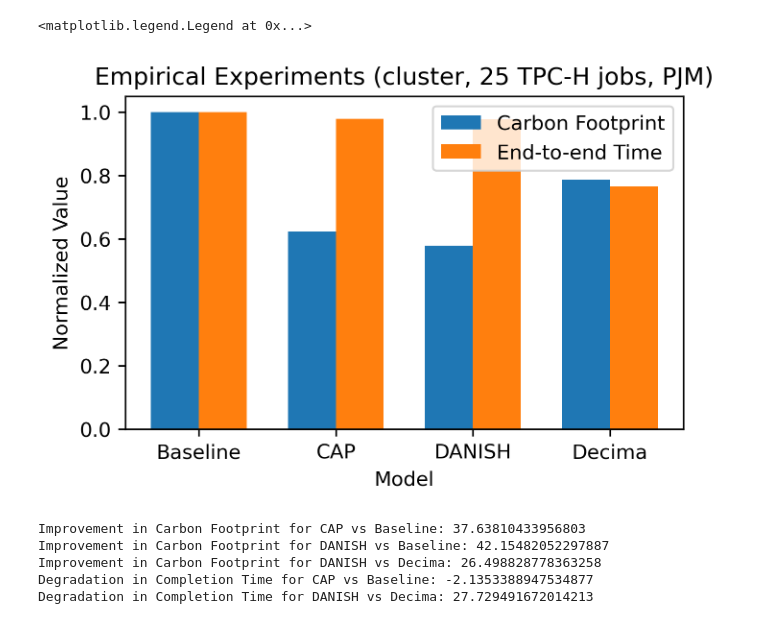
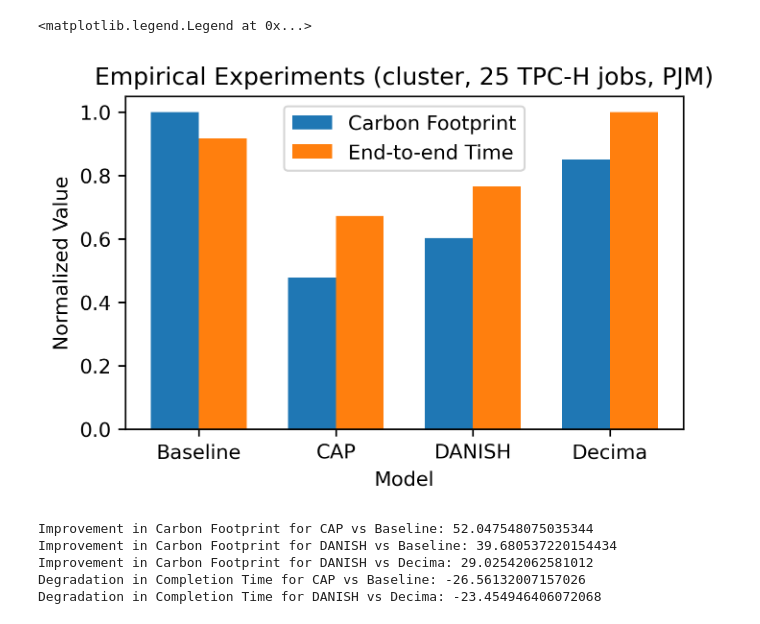
Before and after one commit to adamlechowicz/cap-k8s, a Jupyter notebook: plotting_results copy 2.ipynb, the cells around one changed output. Drawn from its saved outputs; the diff is of its cells as text; code cells hidden in the pictures.

```diff
--- a/plotting_results copy 2.ipynb
+++ b/plotting_results copy 2.ipynb
@@ -6,7 +6,7 @@ import seaborn as sns
 # %%
 # open several csv files: results/{default, cap, danish, decima}/tpch_{job_num}_{trace}/times_{0,1,2,3}.csv
 # parse datetimes for the 'start_time' and 'end_time' columns
-job_num = 50
+job_num = 25
 trace = "PJM"
 
 baseline_0 = pd.read_csv(f'results/default/tpch_{job_num}_{trace}/times_0.csv', parse_dates=['start_time', 'end_time'])
@@ -205,4 +189,16 @@ print('Total Time for baseline:   ', total_time_baseline_2)
 print('Total Time for cap:        ', total_time_cap_2)
 print('Total Time for danish:     ', total_time_danish_2)
 print('Total Time for decima:     ', total_time_decima_2)
+
+# do the same time calculation for the _2 files
+total_time_baseline_3 = baseline_3['end_time'].head(job_num).iloc[-1] - baseline_3['start_time'].head(job_num).iloc[0]
+total_time_cap_3 = cap_3['end_time'].head(job_num).iloc[-1] - cap_3['start_time'].head(job_num).iloc[0]
+total_time_danish_3 = danish_3['end_time'].head(job_num).iloc[-1] - danish_3['start_time'].head(job_num).iloc[0]
+total_time_decima_3 = decima_3['end_time'].head(job_num).iloc[-1] - decima_3['start_time'].head(job_num).iloc[0]
+
+# print the results (just the hours, minutes, etc -- days are irrelevant)
+print('Total Time for baseline:   ', total_time_baseline_3)
+print('Total Time for cap:        ', total_time_cap_3)
+print('Total Time for danish:     ', total_time_danish_3)
+print('Total Time for decima:     ', total_time_decima_3)
 # %% [output]
@@ -213,9 +213,9 @@ Total Time for decima:      0 days 00:45:20.000560
 # %%
 # compute averages
-average_time_baseline = ( total_time_baseline + total_time_baseline_1 + total_time_baseline_2) / 3
-average_time_cap = ( total_time_cap + total_time_cap_1 + total_time_cap_2) / 3
-average_time_danish = ( total_time_danish + total_time_danish_1 + total_time_danish_2 ) / 3
-average_time_decima = ( total_time_decima + total_time_decima_1 + total_time_decima_2 ) / 3
+average_time_baseline = ( total_time_baseline + total_time_baseline_1 + total_time_baseline_2 + total_time_baseline_3 ) / 4
+average_time_cap = ( total_time_cap + total_time_cap_1 + total_time_cap_2 + total_time_cap_3 ) / 4
+average_time_danish = ( total_time_danish + total_time_danish_1 + total_time_danish_2 + total_time_danish_3 ) / 4
+average_time_decima = ( total_time_decima + total_time_decima_1 + total_time_decima_2 + total_time_decima_3 ) / 4
 
 # print the results
 print('Average Total Time for baseline:', average_time_baseline)
@@ -230,33 +230,33 @@ Average Total Time for decima: 0 days 00:13:12.933911666
 # %%
 # plot the carbon footprint and completion time, normalized to the max of each
 # bar plot in matplotlib
 # make sure to label the axes and give a title
 # save the plot as 'carbon_time_plot.png'
 
 import matplotlib.pyplot as plt
 
 carbon_data = [average_carbon_baseline, average_carbon_cap, average_carbon_danish, average_carbon_decima]
 time_data = [average_time_baseline, average_time_cap, average_time_danish, average_time_decima]
 
 carbon_data = [x / max(carbon_data) for x in carbon_data]
 time_data = [x / max(time_data) for x in time_data]
 
 fig, ax = plt.subplots(figsize=(5, 3), dpi=300)
 bar_width = 0.35
 index = np.arange(4)
 
 bar1 = ax.bar(index, carbon_data, bar_width, label='Carbon Footprint')
 bar2 = ax.bar(index + bar_width, time_data, bar_width, label='End-to-end Time')
 legend = ['Baseline', 'CAP', 'DANISH', 'Decima']
 ax.set_xlabel('Model')
 ax.set_ylabel('Normalized Value')
-ax.set_title(f'Empirical Experiments (cluster, 25 TPC-H jobs, {trace})')
+ax.set_title(f'Empirical Experiments (cluster, {job_num} TPC-H jobs, {trace})')
 ax.set_xticks(index + bar_width / 2)
 ax.set_xticklabels(legend)
 ax.legend()
 # %% [output]
 <matplotlib.legend.Legend at 0x...>
-[figure, old version]
+[figure, new version]
 # %%
 # compute percentage improvement in carbon footprint
 # CAP vs Baseline
@@ -281,8 +281,8 @@ degradation_danish = (average_time_danish - average_time_decima) / average_time_
 print('Degradation in Completion Time for CAP vs Baseline:', degradation_cap)
 print('Degradation in Completion Time for DANISH vs Decima:', degradation_danish)
 # %% [output]
-Improvement in Carbon Footprint for CAP vs Baseline: 37.63810433956803
-Improvement in Carbon Footprint for DANISH vs Baseline: 42.15482052297887
-Improvement in Carbon Footprint for DANISH vs Decima: 26.498828778363258
-Degradation in Completion Time for CAP vs Baseline: -2.1353388947534877
-Degradation in Completion Time for DANISH vs Decima: 27.729491672014213
+Improvement in Carbon Footprint for CAP vs Baseline: 52.047548075035344
+Improvement in Carbon Footprint for DANISH vs Baseline: 39.680537220154434
+Improvement in Carbon Footprint for DANISH vs Decima: 29.02542062581012
+Degradation in Completion Time for CAP vs Baseline: -26.56132007157026
+Degradation in Completion Time for DANISH vs Decima: -23.454946406072068
```
Also changed, not shown: parts of 9 cells of this notebook, 1 other file.
